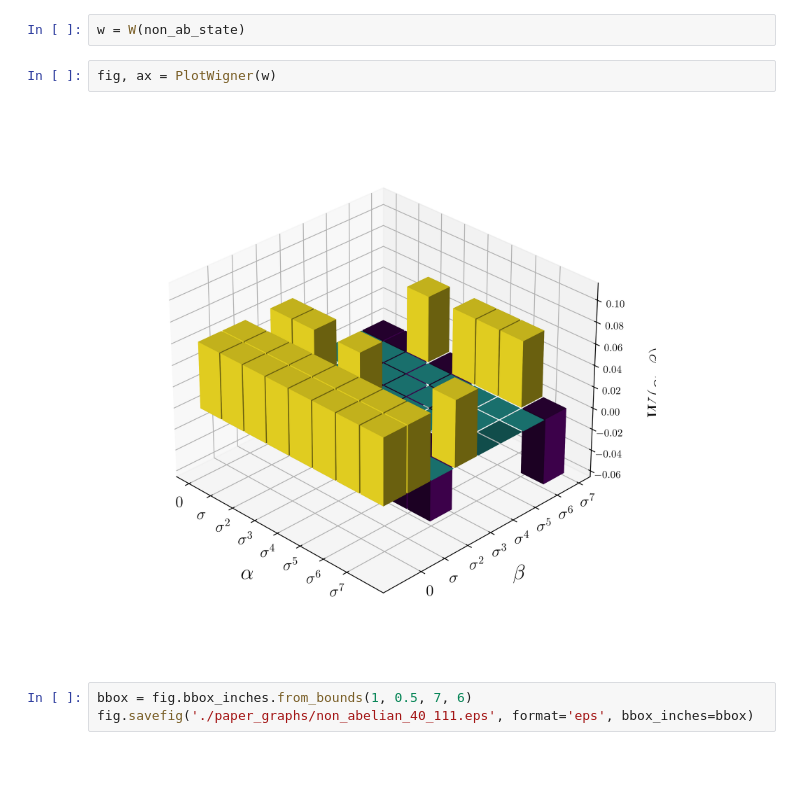
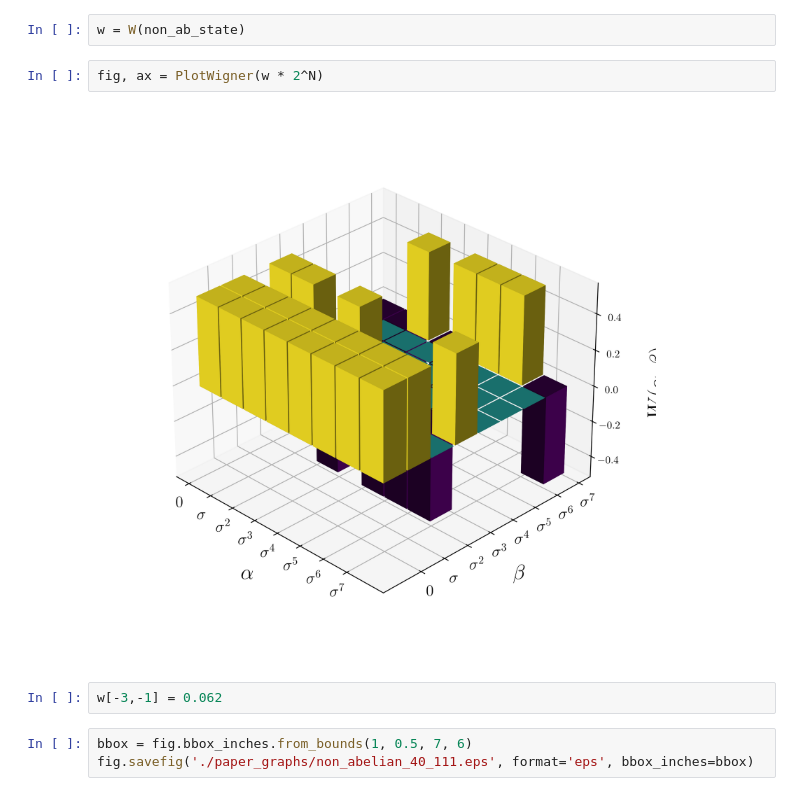
Before and after one commit to ernestocr/wigner, a Jupyter notebook: paper/wigner-disp-np.ipynb, the cells around one changed output. Cells and saved outputs as stored; diff of their text form; blank space fills up the shorter version.

```diff
--- a/paper/wigner-disp-np.ipynb
+++ b/paper/wigner-disp-np.ipynb
@@ -487,9 +487,11 @@ Matrix(np.round(D2(x^5, curve, sols) @ non_ab_state @ D2(x^2, curve, sols).conj(
 # %%
 w = W(non_ab_state)
 # %%
-fig, ax = PlotWigner(w)
+fig, ax = PlotWigner(w * 2^N)
 # %% [output]
-[figure, old version]
+[figure, new version]
+# %%
+w[-3,-1] = 0.062
 # %%
 bbox = fig.bbox_inches.from_bounds(1, 0.5, 7, 6)
 fig.savefig('./paper_graphs/non_abelian_40_111.eps', format='eps', bbox_inches=bbox)
```
Also changed, not shown: parts of 1 cell of this notebook, 22 other files.
